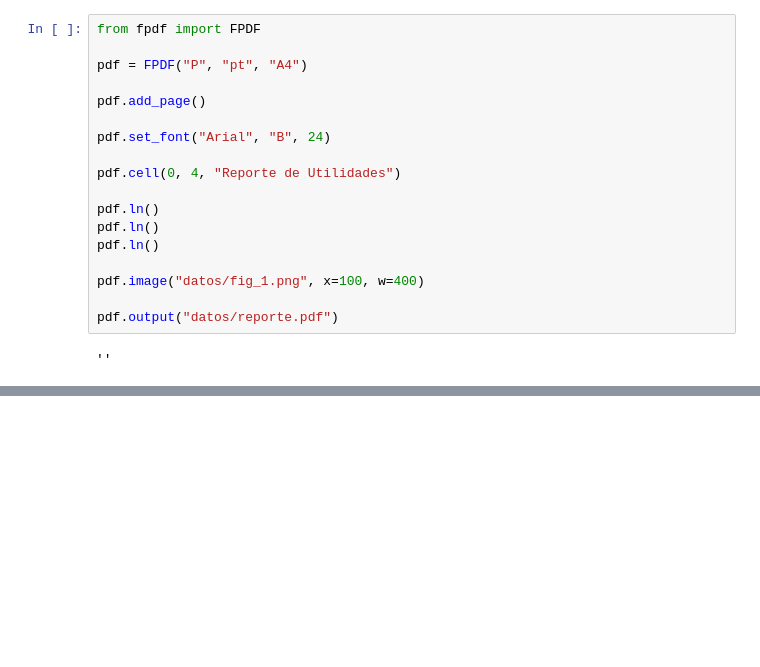
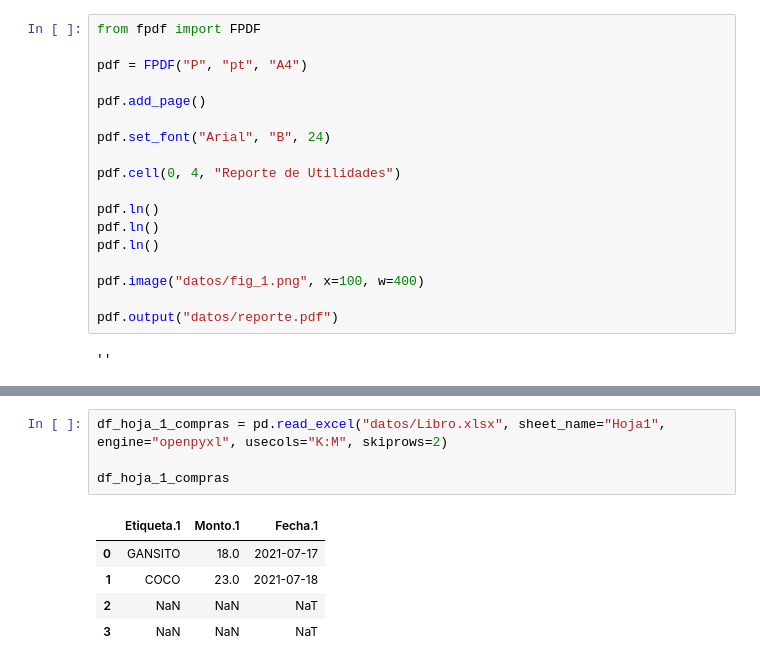
Before and after one commit to dragonnomada/python-intel, a Jupyter notebook: 100_problemas.ipynb, the cells around one changed output, grey strips where cells are left out. Cells and saved outputs as stored; diff of their text form; blank space fills up the shorter version.

```diff
--- a/100_problemas.ipynb
+++ b/100_problemas.ipynb
@@ -511,0 +531,10 @@ pdf.output("datos/reporte.pdf")
+# %%
+df_hoja_1_compras = pd.read_excel("datos/Libro.xlsx", sheet_name="Hoja1", engine="openpyxl", usecols="K:M", skiprows=2)
+
+df_hoja_1_compras
+# %% [output]
+|  | Etiqueta.1 | Monto.1 | Fecha.1 |
+| 0 | GANSITO | 18.0 | 2021-07-17 |
+| 1 | COCO | 23.0 | 2021-07-18 |
+| 2 | NaN | NaN | NaT |
+| 3 | NaN | NaN | NaT |
```
Also changed, not shown: parts of 15 cells of this notebook, 1 other file.
